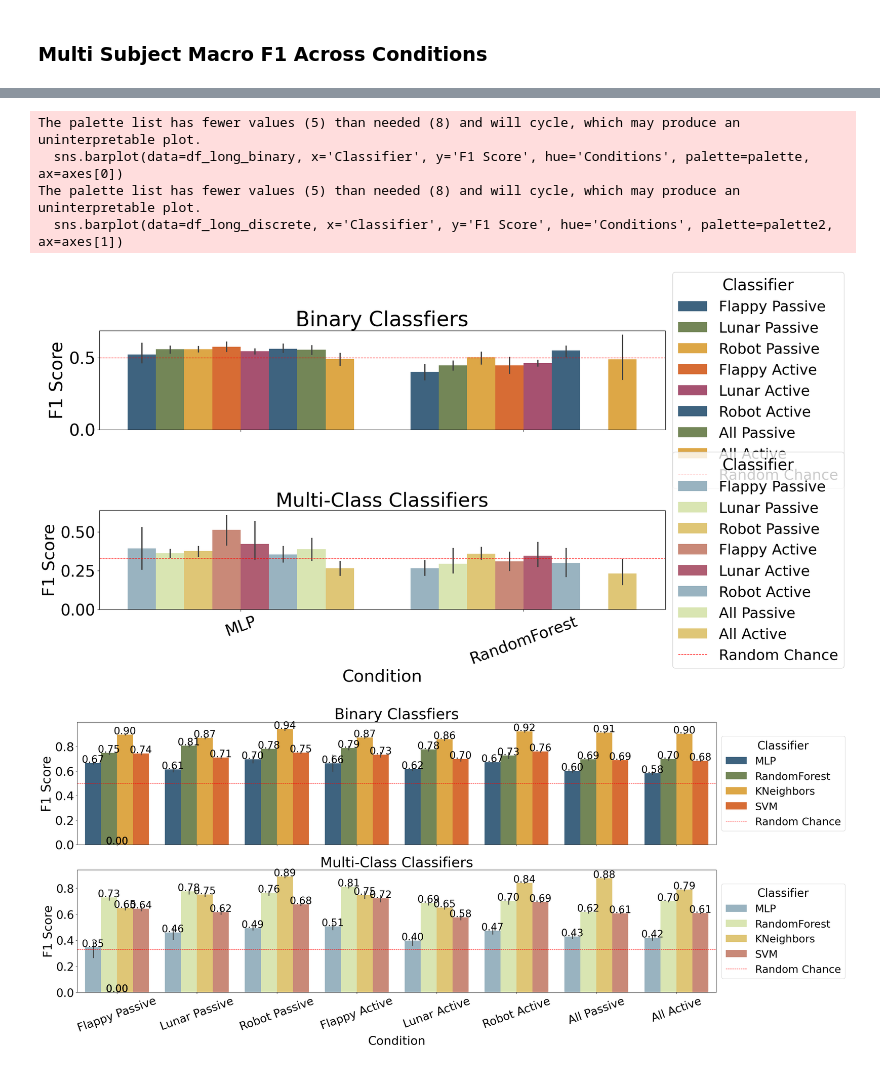
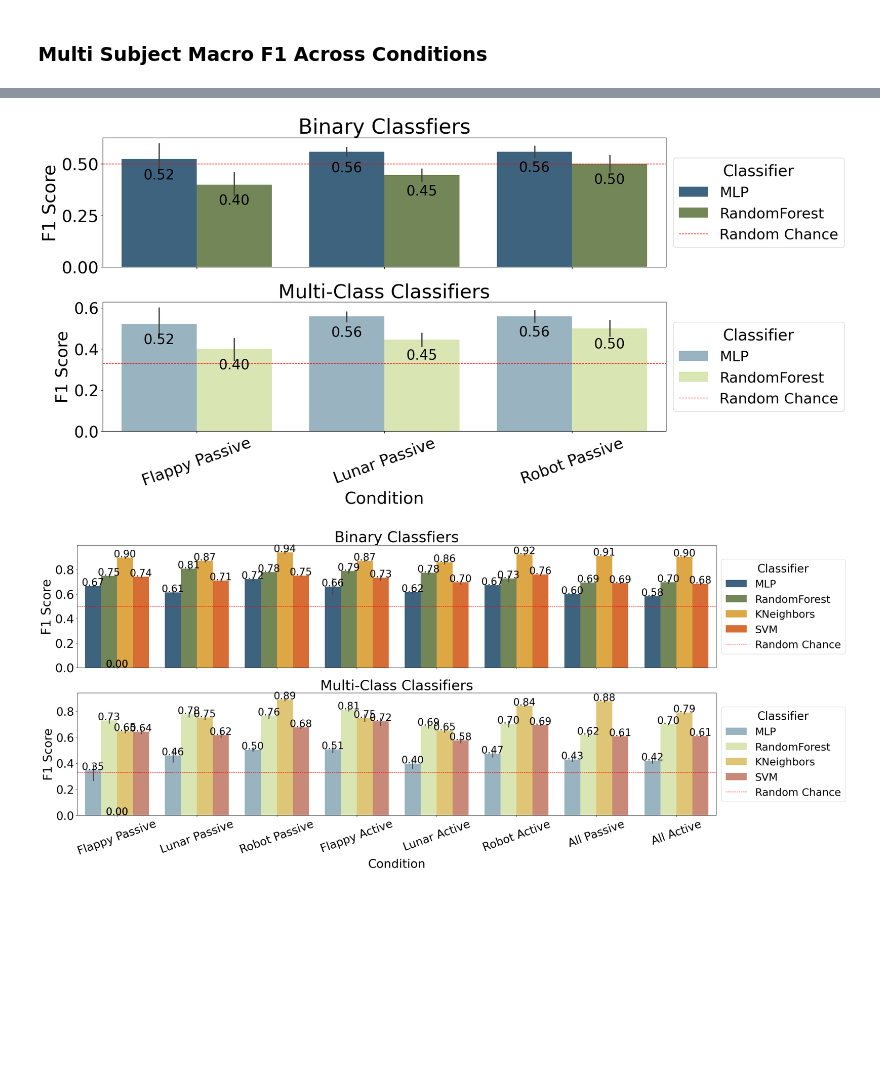
Before and after one commit to your-profile/NeuroLoop-Classification, a Jupyter notebook: FIGURES_classicalmodel_scores.ipynb, the cells around one changed output, grey strips where cells are left out. Cells and saved outputs as stored; diff of their text form; code cells hidden in the pictures; blank space fills up the shorter version.

```diff
--- a/FIGURES_classicalmodel_scores.ipynb
+++ b/FIGURES_classicalmodel_scores.ipynb
@@ -242,42 +268,55 @@ plt.show()
 # %%
-df_binary = df_finetuning_binary#[df_multiSubject_binary["TestParticipants"] == df_multiSubject_binary["TrainParticipants"]]
-df_discrete = df_finetuning_discrete#[df_multiSubject_discrete["TestParticipants"] == df_multiSubject_discrete["TrainParticipants"]]
+df_binary = df_finetuning_binary#[(df_finetuning_binary["Conditions"] != "All Passive") | (df_finetuning_binary["Conditions"] != "All Active")]#[df_multiSubject_binary["TestParticipants"] == df_multiSubject_binary["TrainParticipants"]]
+df_discrete = df_finetuning_discrete[(df_finetuning_discrete["Conditions"] != "All Passive") | (df_finetuning_discrete["Conditions"] != "All Active")]#[df_multiSubject_discrete["TestParticipants"] == df_multiSubject_discrete["TrainParticipants"]]
+
+df_binary = df_binary[(df_binary["Conditions"] == "Robot Passive") | (df_binary["Conditions"] == "Lunar Passive")| (df_binary["Conditions"] == "Flappy Passive")]
+df_discrete = df_binary[(df_discrete["Conditions"] == "Robot Passive") | (df_discrete["Conditions"] == "Lunar Passive")| (df_discrete["Conditions"] == "Flappy Passive")]
 
 df_long_binary = pd.melt(df_binary.reset_index(), id_vars=['Conditions', 'Classifier'], value_vars=['Macro F1'],
                          var_name='Metric', value_name='F1 Score')
 df_long_discrete = pd.melt(df_discrete.reset_index(), id_vars=['Conditions', 'Classifier'], value_vars=['Macro F1'],
                            var_name='Metric', value_name='F1 Score')
 palette = ["#33658a", "#758e4f", "#f6ae2d", "#f26419", "#b4436c"]
 palette2 = ["#93b5c6", "#ddedaa", "#f0cf65", "#d7816a", "#bd4f6c"]
 
 fig, axes = plt.subplots(2, 1, figsize=(20, 10), sharex=True)
 
-sns.barplot(data=df_long_binary, x='Classifier', y='F1 Score', hue='Conditions', palette=palette, ax=axes[0])
+sns.barplot(data=df_long_binary, x='Conditions', y='F1 Score', hue='Classifier', palette=palette, ax=axes[0])
 axes[0].axhline(y=0.5, color='r', linestyle='--', linewidth=1, label='Random Chance')
 axes[0].set_title('Binary Classfiers', fontsize=37)
 axes[0].set_xlabel('Condition', fontsize=32)
 axes[0].set_ylabel('F1 Score', fontsize=32)
 axes[0].tick_params(axis='x', rotation=20, labelsize=30)
 axes[0].tick_params(axis='y', labelsize=30)
 axes[0].legend(title='Classifier', title_fontsize='28', fontsize='26', loc='center left', bbox_to_anchor=(1, 0.5))
 
-sns.barplot(data=df_long_discrete, x='Classifier', y='F1 Score', hue='Conditions', palette=palette2, ax=axes[1])
+sns.barplot(data=df_long_discrete, x='Conditions', y='F1 Score', hue='Classifier', palette=palette2, ax=axes[1])
 axes[1].axhline(y=0.33, color='r', linestyle='--', linewidth=1, label='Random Chance')
 axes[1].set_title('Multi-Class Classifiers', fontsize=35)
 axes[1].set_xlabel('Condition', fontsize=30)
 axes[1].set_ylabel('F1 Score', fontsize=30)
 axes[1].tick_params(axis='x', rotation=20, labelsize=28)
 axes[1].tick_params(axis='y', labelsize=28)
 axes[1].legend(title='Classifier', title_fontsize='28', fontsize='26', loc='center left', bbox_to_anchor=(1, 0.5))
+for p in axes[1].patches:
+    axes[1].annotate(format(p.get_height(), '.2f'),
+                     (p.get_x() + p.get_width() / 2., p.get_height()-0.1),
+                     ha = 'center', va = 'center',
+                     xytext = (0, 9),
+                     textcoords = 'offset points',
+                     fontsize=25)
 
+for p in axes[0].patches:
+    axes[0].annotate(format(p.get_height(), '.2f'),
+                        (p.get_x() + p.get_width() / 2., p.get_height()-0.1),
+                        ha = 'center', va = 'center',
+                        xytext = (0, 9),
+                        textcoords = 'offset points',
+                        fontsize=25)
 plt.tight_layout()
 plt.show()
 # %% [output]
-The palette list has fewer values (5) than needed (8) and will cycle, which may produce an uninterpretable plot.
-  sns.barplot(data=df_long_binary, x='Classifier', y='F1 Score', hue='Conditions', palette=palette, ax=axes[0])
-The palette list has fewer values (5) than needed (8) and will cycle, which may produce an uninterpretable plot.
-  sns.barplot(data=df_long_discrete, x='Classifier', y='F1 Score', hue='Conditions', palette=palette2, ax=axes[1])
-[figure, old version]
+[figure, new version]
 # %%
 df_binary = df_multiSubject_binary#[df_multiSubject_binary["TestParticipants"] == df_multiSubject_binary["TrainParticipants"]]
 df_discrete = df_multiSubject_discrete#df_multiSubject_discrete["TestParticipants"] == df_multiSubject_discrete["TrainParticipants"]]
```
Also changed, not shown: parts of 4 cells of this notebook, 10 other files.
